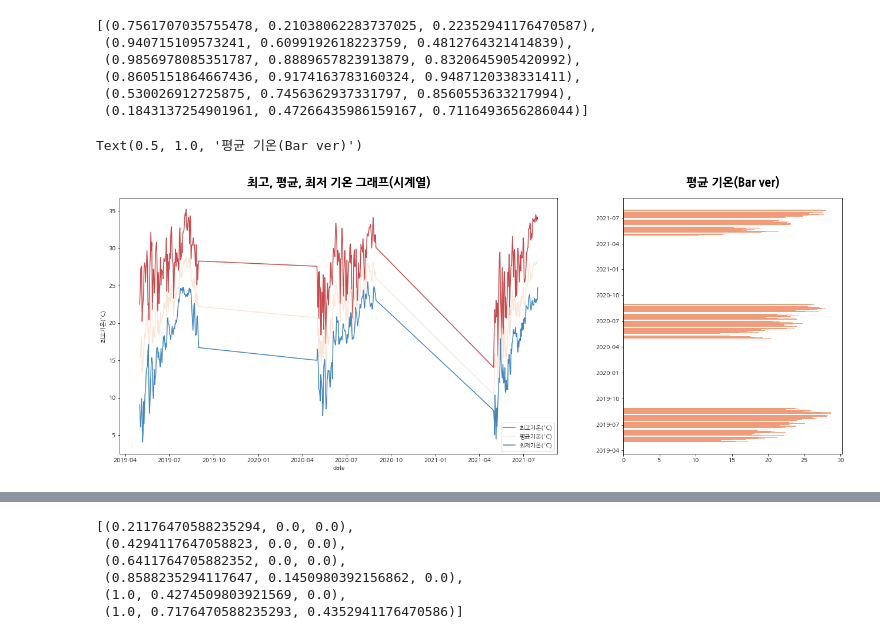
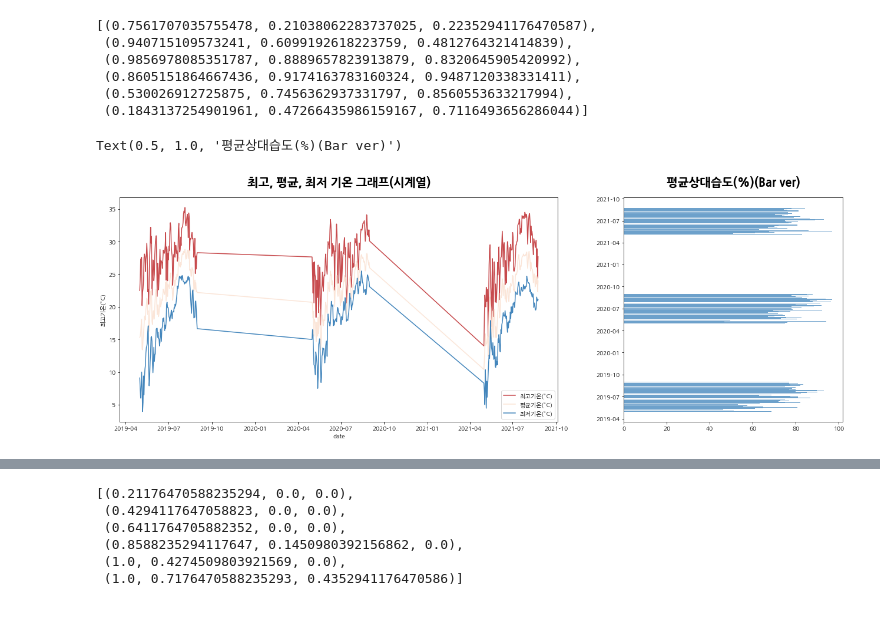
Before and after one commit to O-Kpy/Project, a Jupyter notebook: 기상데이터(폭염)_데이터분석(project2).ipynb, the cells around one changed output, grey strips where cells are left out. Drawn from its saved outputs; the diff is of its cells as text; code cells hidden in the pictures.

```diff
--- a/기상데이터(폭염)_데이터분석(project2).ipynb
+++ b/기상데이터(폭염)_데이터분석(project2).ipynb
@@ -191,17 +200,17 @@ sns.color_palette('RdBu')
  (0.530026912725875, 0.7456362937331797, 0.8560553633217994),
  (0.1843137254901961, 0.47266435986159167, 0.7116493656286044)]
 # %%
-fig, ax = plt.subplots(1,2, figsize=(22,8), gridspec_kw={'width_ratios':[2, 1]})
+fig, ax = plt.subplots(1,2, figsize=(22,7), gridspec_kw={'width_ratios':[2, 1]})
 sns.lineplot(x=data.groupby(['date'])['최고기온(°C)'].median().index, y=data.groupby(['date'])['최고기온(°C)'].median(), color=sns.color_palette('RdBu')[0], label='최고기온(°C)', ax=ax[0], alpha=0.9)
 sns.lineplot(x=data.groupby(['date'])['평균기온(°C)'].median().index, y=data.groupby(['date'])['평균기온(°C)'].median(), color=sns.color_palette('RdBu')[2], label='평균기온(°C)', ax=ax[0], alpha=0.9)
 sns.lineplot(x=data.groupby(['date'])['최저기온(°C)'].median().index, y=data.groupby(['date'])['최저기온(°C)'].median(), color=sns.color_palette('RdBu')[5], label='최저기온(°C)', ax=ax[0], alpha=0.9)
 ax[0].set_title('최고, 평균, 최저 기온 그래프(시계열)', fontsize=20, fontweight='bold', pad=20)
 
-plt.barh(data.groupby(['date'])['평균기온(°C)'].median().index, data.groupby(['date'])['평균기온(°C)'].median(), color=sns.color_palette('RdBu')[1])
-plt.title('평균 기온(Bar ver)', fontsize=20, fontweight='bold', pad=20)
+plt.barh(data.groupby(['date'])['평균상대습도(%)'].median().index, data.groupby(['date'])['평균상대습도(%)'].median(), color=sns.color_palette('RdBu')[5], alpha=0.7)
+plt.title('평균상대습도(%)(Bar ver)', fontsize=20, fontweight='bold', pad=20)
 # %% [output]
-Text(0.5, 1.0, '평균 기온(Bar ver)')
+Text(0.5, 1.0, '평균상대습도(%)(Bar ver)')
-[figure, old version]
+[figure, new version]
 # %%
 # 연도별로 시각화 하기 위한 전처리
 data['월-일'] = data['date'].astype('string').apply(lambda x: x[5:])
```
Also changed, not shown: parts of 31 cells of this notebook.
